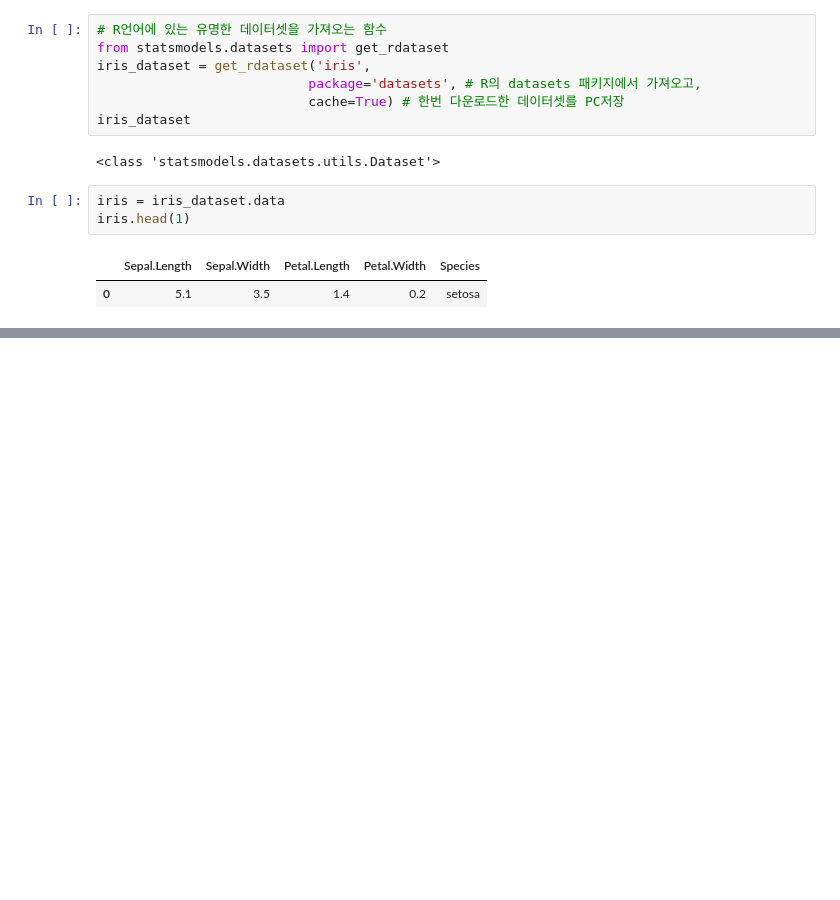
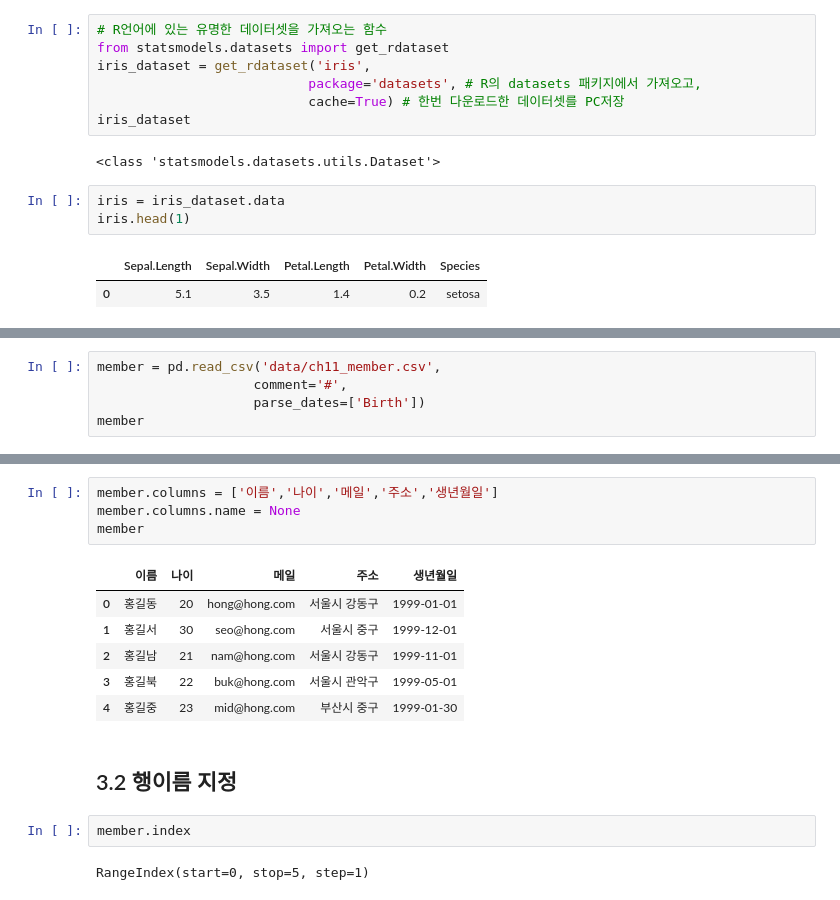
Before and after one commit to comlec/ai_x, a Jupyter notebook: source/01_python/ch11_데이터프레임과시리즈(Pandas)_1절~8절.ipynb, the cells around one changed output, grey strips where cells are left out. Cells and saved outputs as stored; diff of their text form; blank space fills up the shorter version.

```diff
--- a/source/01_python/ch11_데이터프레임과시리즈(Pandas)_1절~8절.ipynb
+++ b/source/01_python/ch11_데이터프레임과시리즈(Pandas)_1절~8절.ipynb
@@ -544,0 +566,5 @@ iris.to_csv('data/ch11_iris.zip',
+# %%
+member = pd.read_csv('data/ch11_member.csv',
+                    comment='#',
+                    parse_dates=['Birth'])
+member
@@ -544,0 +578,17 @@ iris.to_csv('data/ch11_iris.zip',
+# %%
+member.columns = ['이름','나이','메일','주소','생년월일']
+member.columns.name = None
+member
+# %% [output]
+|  | 이름 | 나이 | 메일 | 주소 | 생년월일 |
+| 0 | 홍길동 | 20 | hong@hong.com | 서울시 강동구 | 1999-01-01 |
+| 1 | 홍길서 | 30 | seo@hong.com | 서울시 중구 | 1999-12-01 |
+| 2 | 홍길남 | 21 | nam@hong.com | 서울시 강동구 | 1999-11-01 |
+| 3 | 홍길북 | 22 | buk@hong.com | 서울시 관악구 | 1999-05-01 |
+| 4 | 홍길중 | 23 | mid@hong.com | 부산시 중구 | 1999-01-30 |
+# %% [markdown]
+## 3.2 행이름 지정
+# %%
+member.index
+# %% [output]
+RangeIndex(start=0, stop=5, step=1)
```
Also changed, not shown: parts of 20 cells of this notebook.
